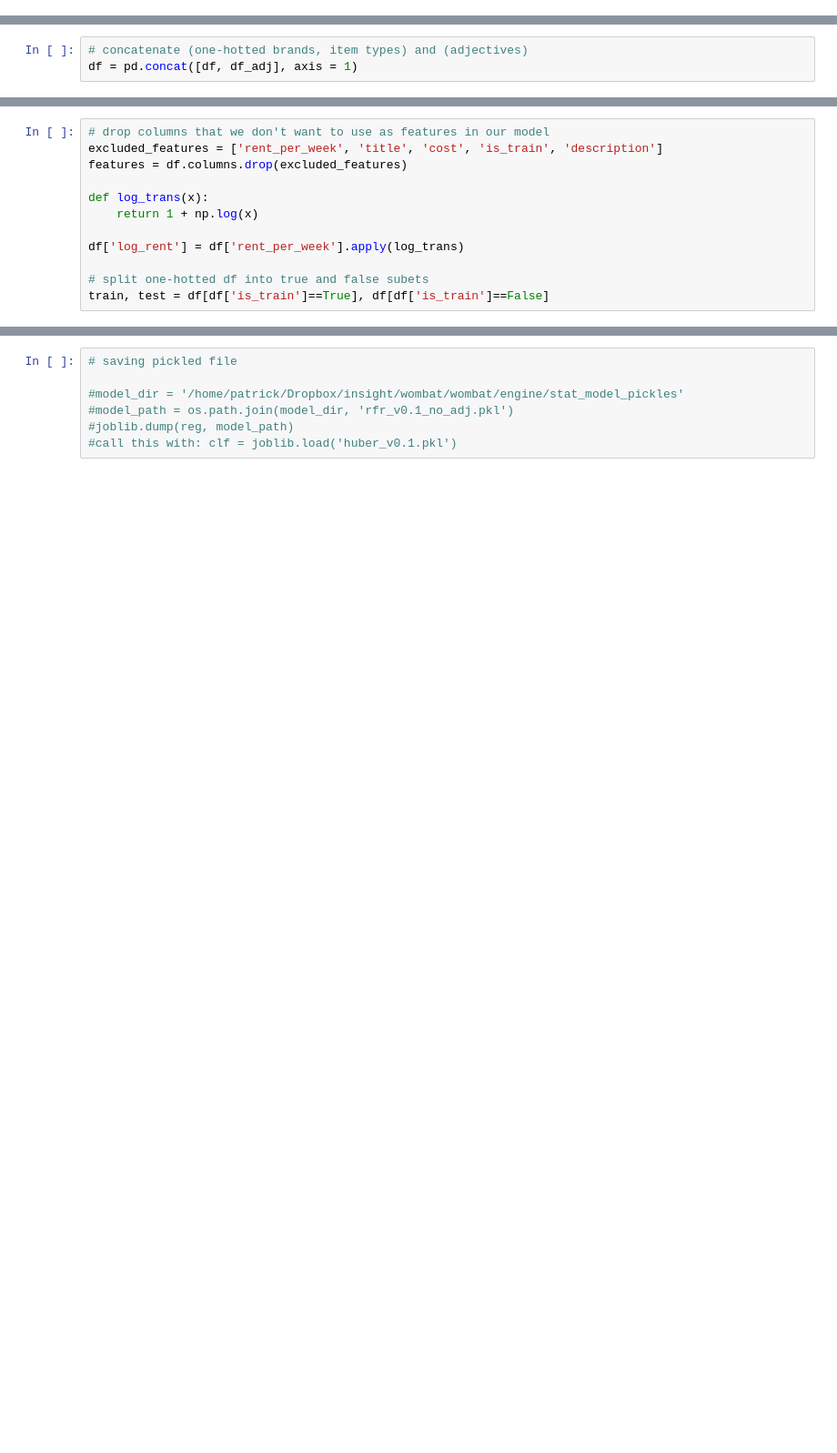
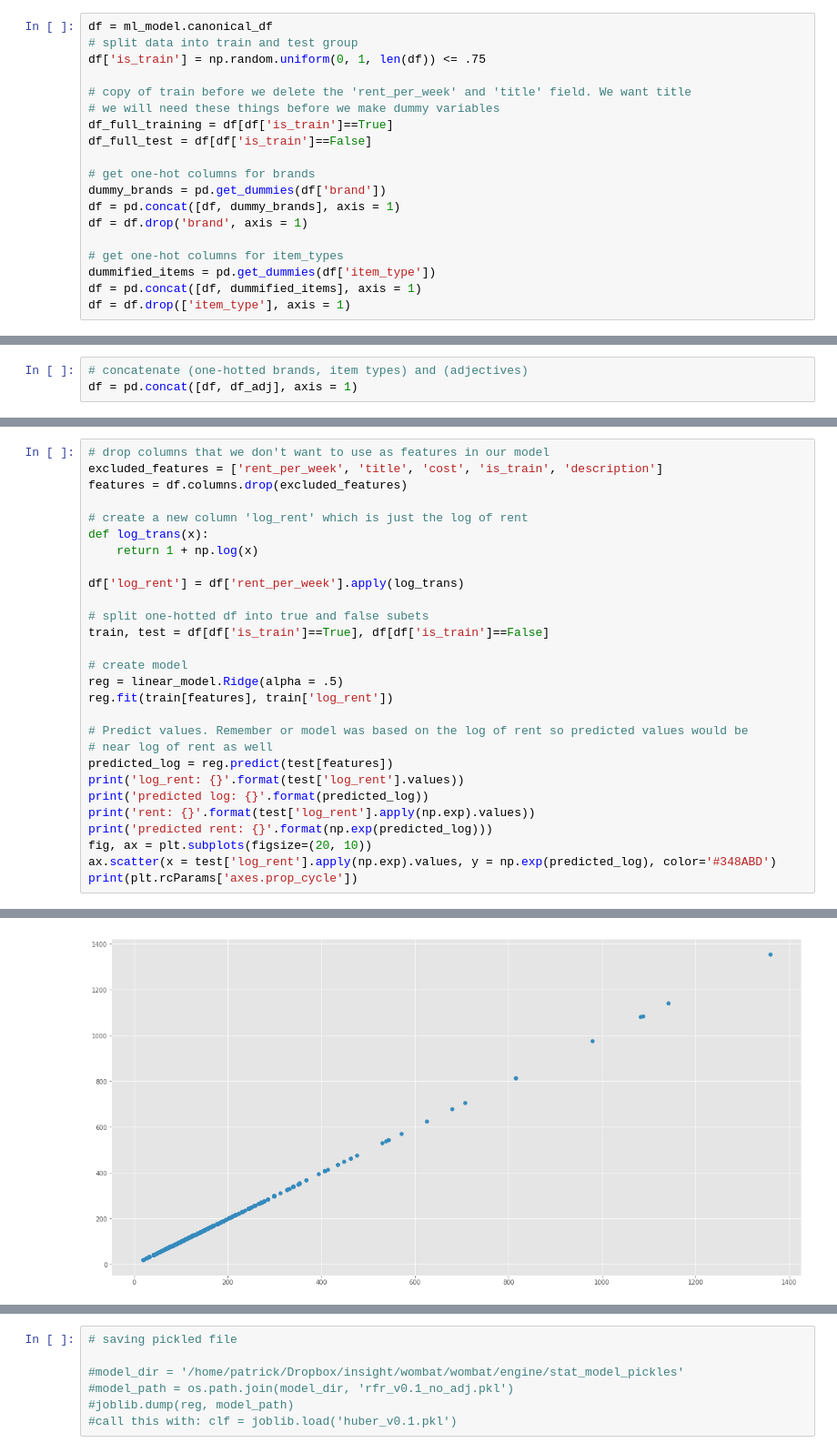
Before and after one commit to patrickspencer/regressthedress, a Jupyter notebook: testing/Model on log rent values.ipynb, the cells around one changed output, grey strips where cells are left out. Shown at 91% size. Saved outputs shown, nothing was run; the diff lists cells and outputs as text; blank space fills up the shorter version.

```diff
--- a/testing/Model on log rent values.ipynb
+++ b/testing/Model on log rent values.ipynb
@@ -15,6 +15,25 @@ from wombat.models import dbsession, engine, ItemType, ItemAdjective
 %matplotlib inline
 plt.style.use('ggplot')
 plt.rcParams["figure.figsize"] = (20,12)
+# %%
+df = ml_model.canonical_df
+# split data into train and test group
+df['is_train'] = np.random.uniform(0, 1, len(df)) <= .75
+
+# copy of train before we delete the 'rent_per_week' and 'title' field. We want title
+# we will need these things before we make dummy variables
+df_full_training = df[df['is_train']==True]
+df_full_test = df[df['is_train']==False]
+
+# get one-hot columns for brands
+dummy_brands = pd.get_dummies(df['brand'])
+df = pd.concat([df, dummy_brands], axis = 1)
+df = df.drop('brand', axis = 1)
+
+# get one-hot columns for item_types
+dummified_items = pd.get_dummies(df['item_type'])
+df = pd.concat([df, dummified_items], axis = 1)
+df = df.drop(['item_type'], axis = 1)
 # %%
 # get list of adjective features form database
 features_adj = [f.name for f in dbsession.query(ItemAdjective).all()]
@@ -45,6 +76,7 @@ df = pd.concat([df, df_adj], axis = 1)
 excluded_features = ['rent_per_week', 'title', 'cost', 'is_train', 'description']
 features = df.columns.drop(excluded_features)
 
+# create a new column 'log_rent' which is just the log of rent
 def log_trans(x):
     return 1 + np.log(x)
 
@@ -52,3 +84,19 @@ df['log_rent'] = df['rent_per_week'].apply(log_trans)
 
 # split one-hotted df into true and false subets
 train, test = df[df['is_train']==True], df[df['is_train']==False]
+
+# create model
+reg = linear_model.Ridge(alpha = .5)
+reg.fit(train[features], train['log_rent'])
+
+# Predict values. Remember or model was based on the log of rent so predicted values would be
+# near log of rent as well
+predicted_log = reg.predict(test[features])
+print('log_rent: {}'.format(test['log_rent'].values))
+print('predicted log: {}'.format(predicted_log))
+print('rent: {}'.format(test['log_rent'].apply(np.exp).values))
+print('predicted rent: {}'.format(np.exp(predicted_log)))
+fig, ax = plt.subplots(figsize=(20, 10))
+ax.scatter(x = test['log_rent'].apply(np.exp).values, y = np.exp(predicted_log), color='#348ABD')
+print(plt.rcParams['axes.prop_cycle'])
+# %% [output]
@@ -54,0 +112 @@ train, test = df[df['is_train']==True], df[df['is_train']==False]
+[figure, added]
```
Also changed, not shown: parts of 6 cells of this notebook, 5 other files.
